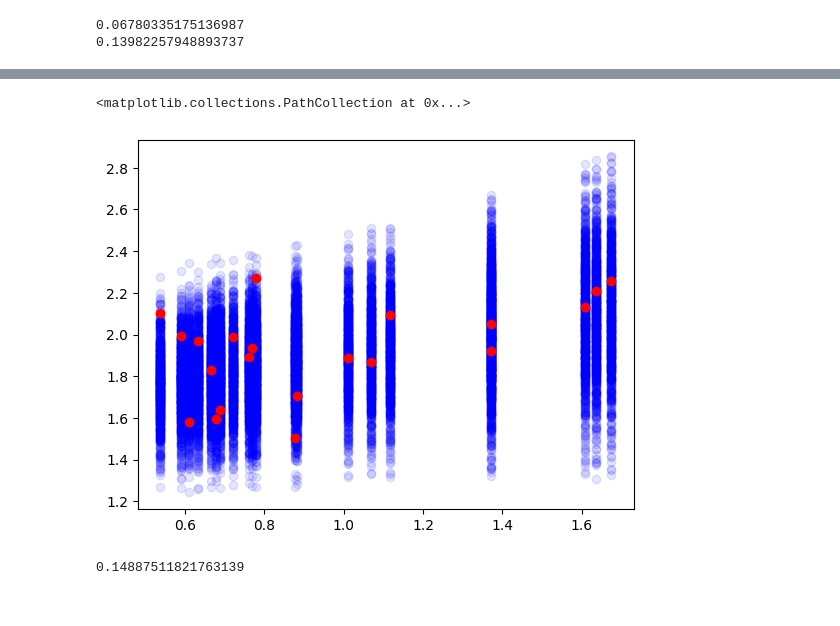
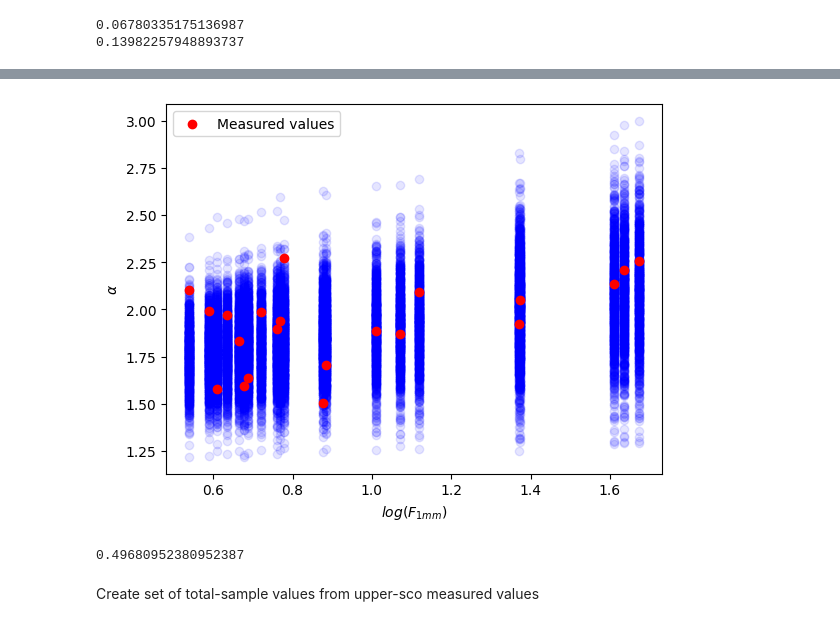
Before and after one commit to Maurone7/Upper-Sco-2022, a Jupyter notebook: linmix_fluxes_alpha.ipynb, the cells around one changed output, grey strips where cells are left out. Drawn from its saved outputs; the diff is of its cells as text; code cells hidden in the pictures.

```diff
--- a/linmix_fluxes_alpha.ipynb
+++ b/linmix_fluxes_alpha.ipynb
@@ -794,7 +784,3 @@ for i in spectral_index_upper_sco:
     if i <= 2.5:
         less_than_2_5_spectral_index_upper_sco.append(i)
         less_than_2_5_flux_upper_sco.append(log_flux_barenfeld_0_88mm_updated[spectral_index_upper_sco.index(i)])
-
-plt.scatter(less_than_2_5_flux_upper_sco, less_than_2_5_spectral_index_upper_sco, c='r', zorder=1)
-for i in range(len(calculated_spectral_index_upper_sco_from_total_sample)):
-    plt.scatter(log_flux_barenfeld_0_88mm_updated, calculated_spectral_index_upper_sco_from_total_sample[i], alpha=0.1, c="b", zorder=0)
@@ -833,9 +817,11 @@ for i in range(1000):
 # %%
 ks_2sample_less_than_2_5_upper_sco = []
 for i in range(len(calculated_spectra_indices_upper_sco)):
-    ks_2sample_less_than_2_5_upper_sco.append(ks_2samp(less_than_2_5_spectral_index_upper_sco, less_than_2_5_index_calculated_spectra_indices_upper_sco[i])[1])
+    ks_2sample_less_than_2_5_upper_sco.append(ks_2samp(less_than_2_5_spectral_index_upper_sco, less_than_2_5_index_calculated_spectra_indices_upper_sco[i])[0])
     plt.scatter(less_than_2_5_flux_upper_sco, less_than_2_5_index_calculated_spectra_indices_upper_sco[i], alpha=0.1, c="b")
 
+plt.title(r"Upper-Sco with $log(F_{1mm})$<2.5")
+plt.ylabel(r'$\alpha$'), plt.xlabel('$log(F_{1mm})$')
 plt.scatter(less_than_2_5_flux_upper_sco, less_than_2_5_spectral_index_upper_sco, color='r')
 # %% [output]
 <matplotlib.collections.PathCollection at 0x...>
@@ -887,14 +875,19 @@ for i in range(1000):
 # %%
 ks_2sample_less_than_2_flux_upper_sco = []
 for i in range(len(calculated_spectra_indices_upper_sco)):
-    ks_2sample_less_than_2_flux_upper_sco.append(ks_2samp(less_than_2_flux_upper_sco.index, less_than_2_flux_calculated_spectra_indices_upper_sco[i])[1])
+    ks_2sample_less_than_2_flux_upper_sco.append(ks_2samp(less_than_2_flux_upper_sco.index, less_than_2_flux_calculated_spectra_indices_upper_sco[i])[0])
     plt.scatter(less_than_2_flux_upper_sco.flux, less_than_2_flux_calculated_spectra_indices_upper_sco[i], alpha=0.1, c="b")
 
-plt.scatter(less_than_2_flux_upper_sco.flux, less_than_2_flux_upper_sco.index, color='r')
+
+plt.ylabel(r'$\alpha$'), plt.xlabel('$log(F_{1mm})$')
+plt.scatter(less_than_2_flux_upper_sco.flux, less_than_2_flux_upper_sco.index, color='r', label='Measured values')
+plt.legend()
+plt.show()
 # %% [output]
-<matplotlib.collections.PathCollection at 0x...>
-[figure, old version]
+[figure, new version]
 # %%
 print(np.mean(ks_2sample_less_than_2_flux_upper_sco))
 # %% [output]
-0.14887511821763139
+0.49680952380952387
+# %% [markdown]
+Create set of total-sample values from upper-sco measured values
```
Also changed, not shown: parts of 57 cells of this notebook, 23 other files.
